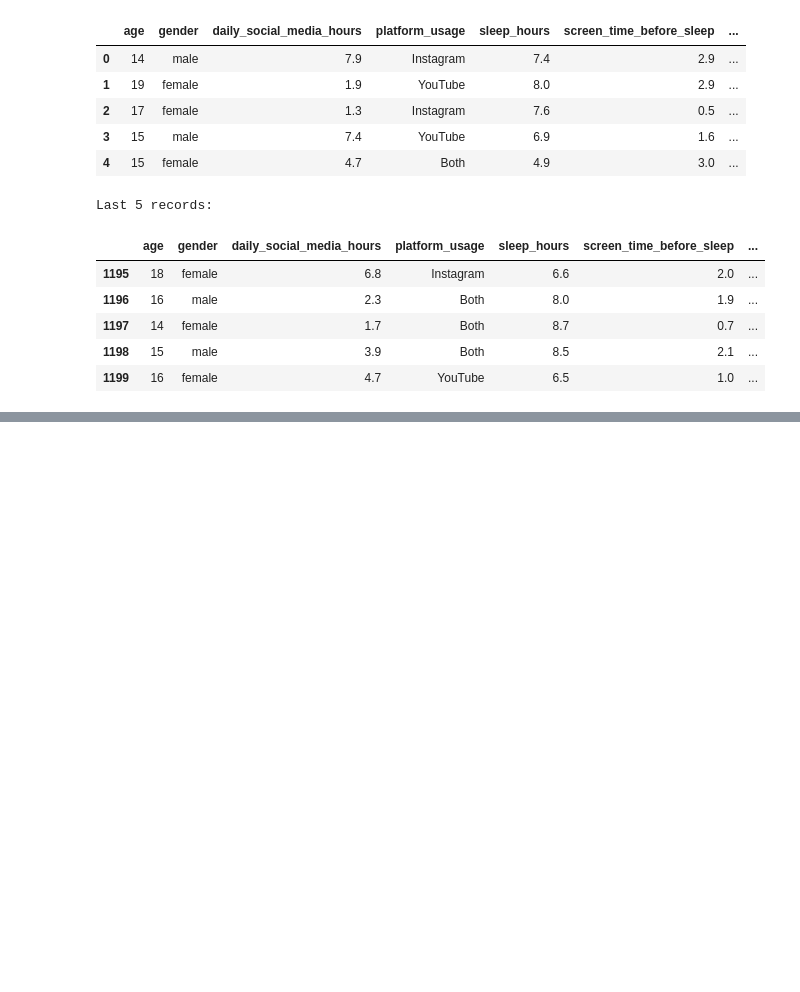
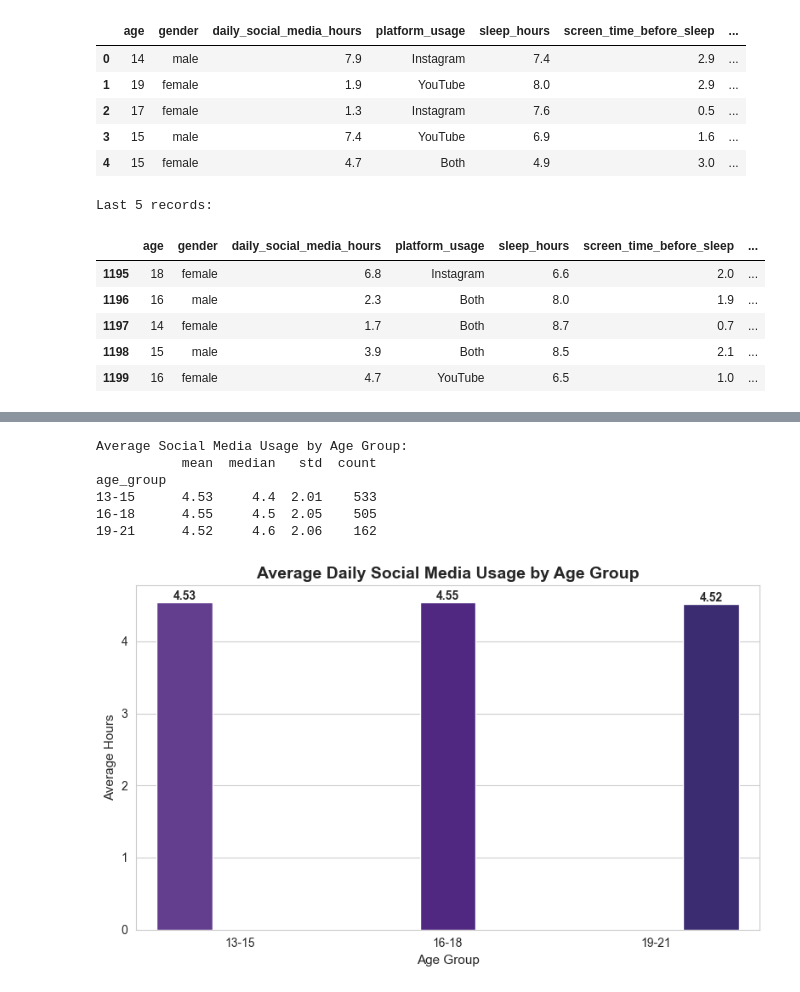
Before and after one commit to abbas-poonawala/ds-internship, a Jupyter notebook: digital-loneliness-and-social-media/project1.ipynb, the cells around one changed output, grey strips where cells are left out. Saved outputs shown, nothing was run; the diff lists cells and outputs as text; code cells hidden in the pictures; blank space fills up the shorter version.

```diff
--- a/digital-loneliness-and-social-media/project1.ipynb
+++ b/digital-loneliness-and-social-media/project1.ipynb
@@ -203,0 +351,30 @@ plt.show()
+# %%
+# Create age groups
+file["age_group"] = pd.cut(file["age"], bins=[12, 15, 18, 21], labels=["13-15", "16-18", "19-21"])
+
+print("Average Social Media Usage by Age Group:")
+age_usage = file.groupby("age_group")["daily_social_media_hours"].agg(["mean", "median", "std", "count"]).round(2)
+print(age_usage)
+# %% [output]
+Average Social Media Usage by Age Group:
+           mean  median   std  count
+age_group
+13-15      4.53     4.4  2.01    533
+16-18      4.55     4.5  2.05    505
+19-21      4.52     4.6  2.06    162
+# %%
+# visualisation: age group comparison
+plt.figure(figsize=(8, 5))
+age_means = file.groupby("age_group")["daily_social_media_hours"].mean()
+ax = sns.barplot(x=age_means.index, y=age_means.values, palette=gradient[-3:], hue=age_means.index, legend=False)
+
+for container in ax.containers:
+    ax.bar_label(container, fmt="%.2f", fontsize=10, fontweight="bold")
+
+plt.title("Average Daily Social Media Usage by Age Group", fontsize=14, fontweight="bold")
+plt.xlabel("Age Group", fontsize=11)
+plt.ylabel("Average Hours", fontsize=11)
+plt.tight_layout()
+plt.show()
+# %% [output]
+[figure, added]
```
Also changed, not shown: parts of 103 cells of this notebook, 4 other files.
